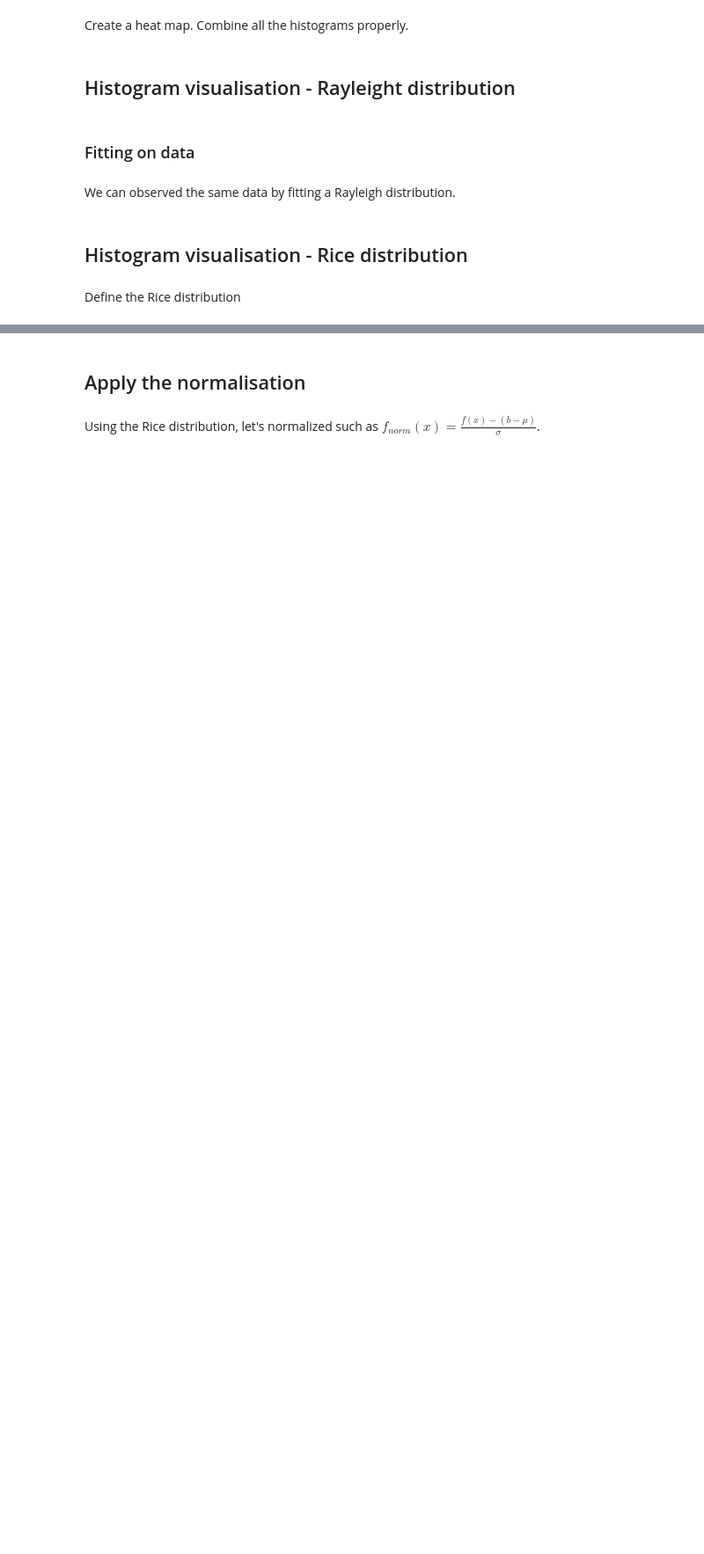
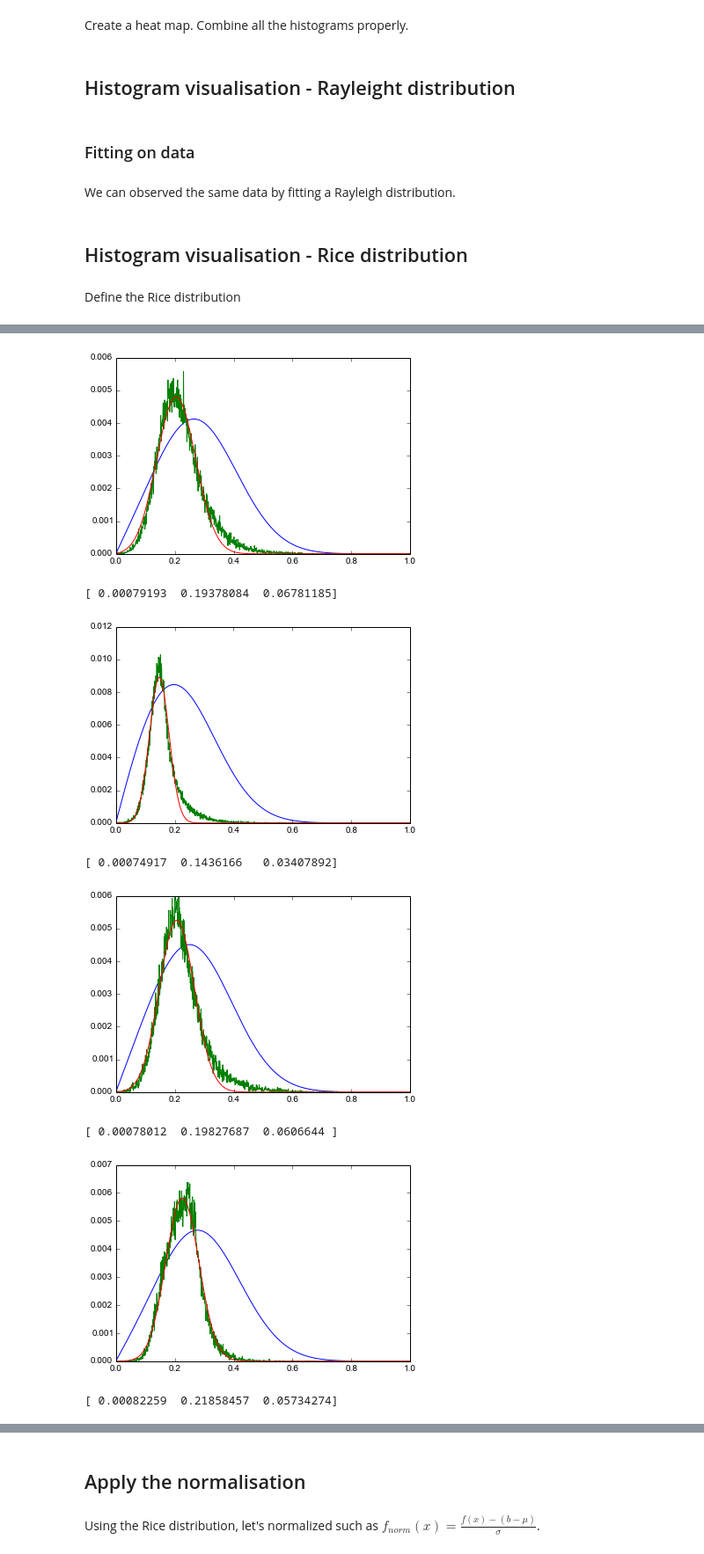
Before and after one commit to massich/embc2015-exp, a Jupyter notebook: src/experiment-t2w.ipynb, the cells around one changed output, grey strips where cells are left out. Shown: that part at 88% size. Saved outputs shown, nothing was run; the diff lists cells and outputs as text; code cells hidden in the pictures; blank space fills up the shorter version.

Commit message:
Working with Rice

```diff
--- a/src/experiment-t2w.ipynb
+++ b/src/experiment-t2w.ipynb
@@ -120,38 +144,47 @@ params_rice = []
 
 for pt in range(np.size(patient_list)):
 
     y = np.ravel(heatmap_z_raw[pt, :])
     x = np.ravel(np.divide(range(np.size(heatmap_z_raw[pt, :])), float(np.size(y))))
 
     # Try to make a strong initialisation
     # Compute the CDF
-    cdf = np.cumsum(y)
+    #cdf = np.cumsum(y)
     # percentage start
-    pc_start = .01
-    start_curve = x[np.nonzero(cdf > pc_start)]
-    start_curve = start_curve[0]
+    #pc_start = .01
+    #start_curve = x[np.nonzero(cdf > pc_start)]
+    #start_curve = start_curve[0]
     v = x[np.argmax(y)]
     std = .15
     a = np.max(y) / np.max(rice.pdf(x, v, start_curve, std))
 
     fig = plt.figure()
     #plt.plot(x, rice.pdf(x, v, start_curve, std))
-    plt.plot(x, myfunc(x, a, v, start_curve, std))
+    plt.plot(x, myfunc(x, a, v, std))
     plt.plot(x, y)
 
-    popt, pcov = curve_fit(myfunc, x, y, p0=(a, v, start_curve, std))
-    plt.plot(x, myfunc(x, popt[0], popt[1], popt[2], popt[3]))
+    popt, pcov = curve_fit(myfunc, x, y, p0=(a, v, std))
+    plt.plot(x, myfunc(x, popt[0], popt[1], popt[2]))
     plt.show()
 
     str_pt = 'Pt ' + str(pt) + ' '
     heatmap_y.append(str_pt)
-    heatmap_z_rice[pt, :] = np.ravel(myfunc(x, popt[0], popt[1], popt[2], popt[3]))
+    heatmap_z_rice[pt, :] = np.ravel(myfunc(x, popt[0], popt[1], popt[2]))
     params_rice.append(popt)
     print popt
 
 plot_data = Data([Heatmap(z=heatmap_z_rice, y=heatmap_y, colorscale='Jet')])
 #layout = Layout(margin=Margin(l=0, r=0, b=0, t=0))
 
 # Define a figure
 fig = Figure(data=plot_data)
 py.iplot(fig, filename='heatmap-t2w-fitted-rice')
+# %% [output]
+[figure, added]
+[ 0.00079193  0.19378084  0.06781185]
+[figure, added]
+[ 0.00074917  0.1436166   0.03407892]
+[figure, added]
+[ 0.00078012  0.19827687  0.0606644 ]
+[figure, added]
+[ 0.00082259  0.21858457  0.05734274]
```
Also changed, not shown: parts of 4 cells of this notebook.
